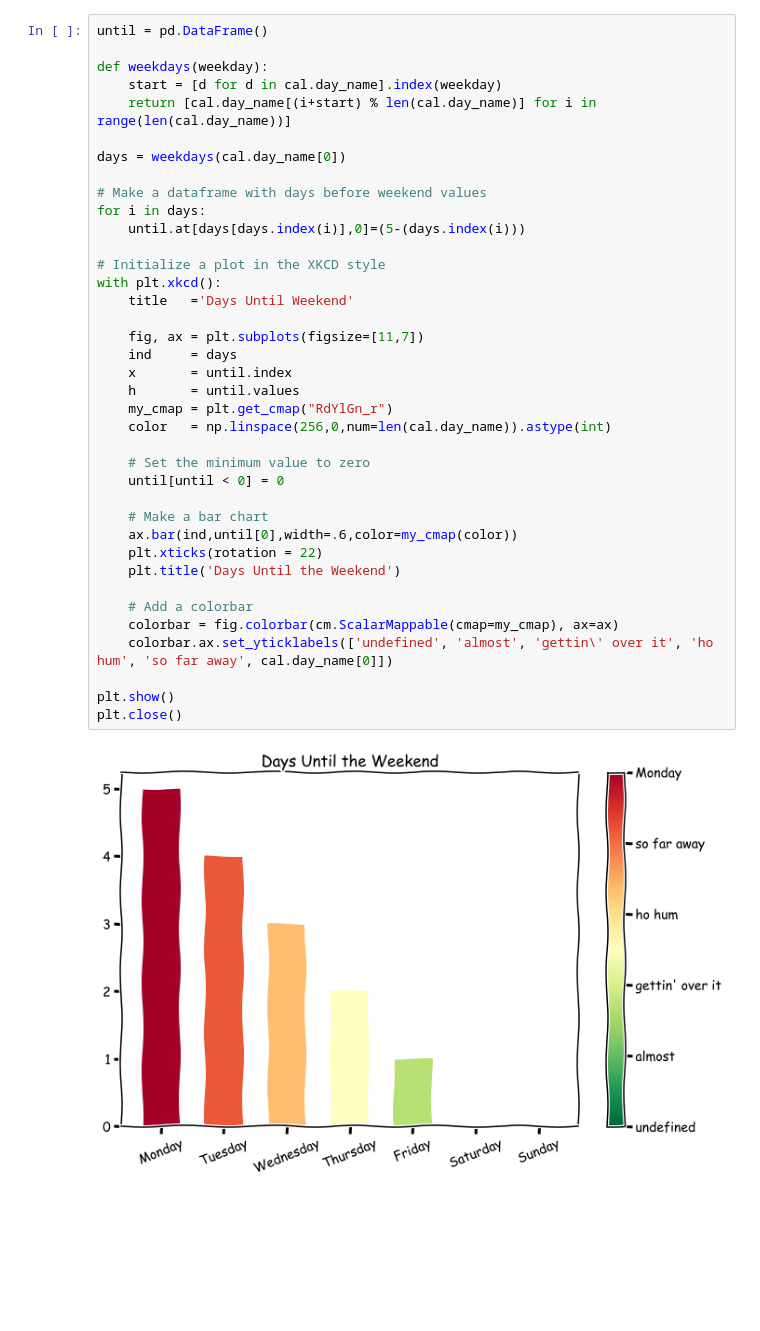
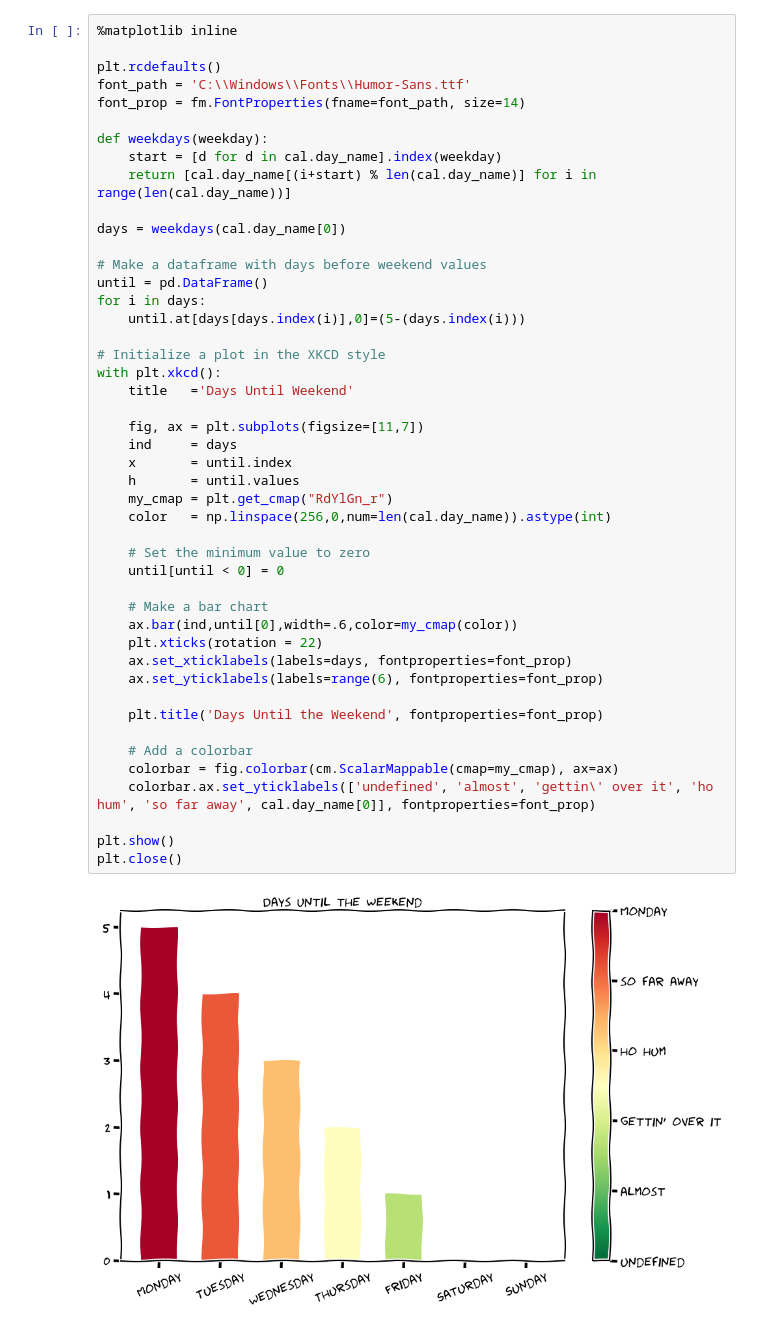
Before and after one commit to Benitoite/coursework-dataviz, a Jupyter notebook: xkcd-bar.ipynb, the cells around one changed output. Saved outputs shown, nothing was run; the diff lists cells and outputs as text; blank space fills up the shorter version.

```diff
--- a/xkcd-bar.ipynb
+++ b/xkcd-bar.ipynb
@@ -9,6 +10,10 @@ import calendar as cal
 warnings.filterwarnings("ignore")
 # %%
-until = pd.DataFrame()
+%matplotlib inline
+
+plt.rcdefaults()
+font_path = 'C:\\Windows\\Fonts\\Humor-Sans.ttf'
+font_prop = fm.FontProperties(fname=font_path, size=14)
 
 def weekdays(weekday):
     start = [d for d in cal.day_name].index(weekday)
@@ -17,33 +22,37 @@ def weekdays(weekday):
 days = weekdays(cal.day_name[0])
 
 # Make a dataframe with days before weekend values
+until = pd.DataFrame()
 for i in days:
     until.at[days[days.index(i)],0]=(5-(days.index(i)))
 
 # Initialize a plot in the XKCD style
 with plt.xkcd():
     title   ='Days Until Weekend'
 
     fig, ax = plt.subplots(figsize=[11,7])
     ind     = days
     x       = until.index
     h       = until.values
     my_cmap = plt.get_cmap("RdYlGn_r")
     color   = np.linspace(256,0,num=len(cal.day_name)).astype(int)
 
     # Set the minimum value to zero
     until[until < 0] = 0
 
     # Make a bar chart
     ax.bar(ind,until[0],width=.6,color=my_cmap(color))
     plt.xticks(rotation = 22)
-    plt.title('Days Until the Weekend')
+    ax.set_xticklabels(labels=days, fontproperties=font_prop)
+    ax.set_yticklabels(labels=range(6), fontproperties=font_prop)
+
+    plt.title('Days Until the Weekend', fontproperties=font_prop)
 
     # Add a colorbar
     colorbar = fig.colorbar(cm.ScalarMappable(cmap=my_cmap), ax=ax)
-    colorbar.ax.set_yticklabels(['undefined', 'almost', 'gettin\' over it', 'ho hum', 'so far away', cal.day_name[0]])
+    colorbar.ax.set_yticklabels(['undefined', 'almost', 'gettin\' over it', 'ho hum', 'so far away', cal.day_name[0]], fontproperties=font_prop)
 
 plt.show()
 plt.close()
 # %% [output]
-[figure, old version]
+[figure, new version]
```
Also changed, not shown: parts of 2 cells of this notebook.
